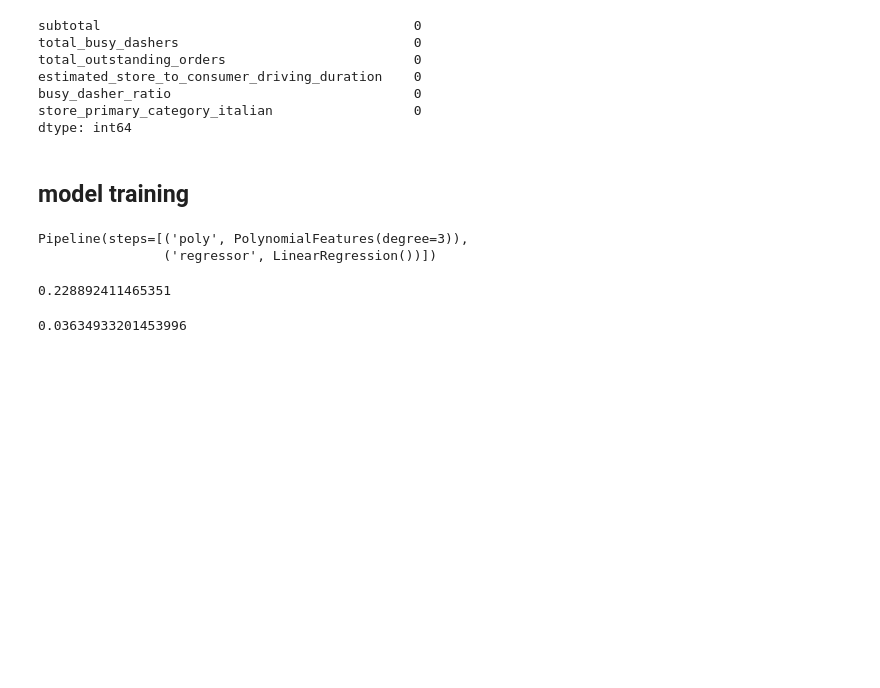
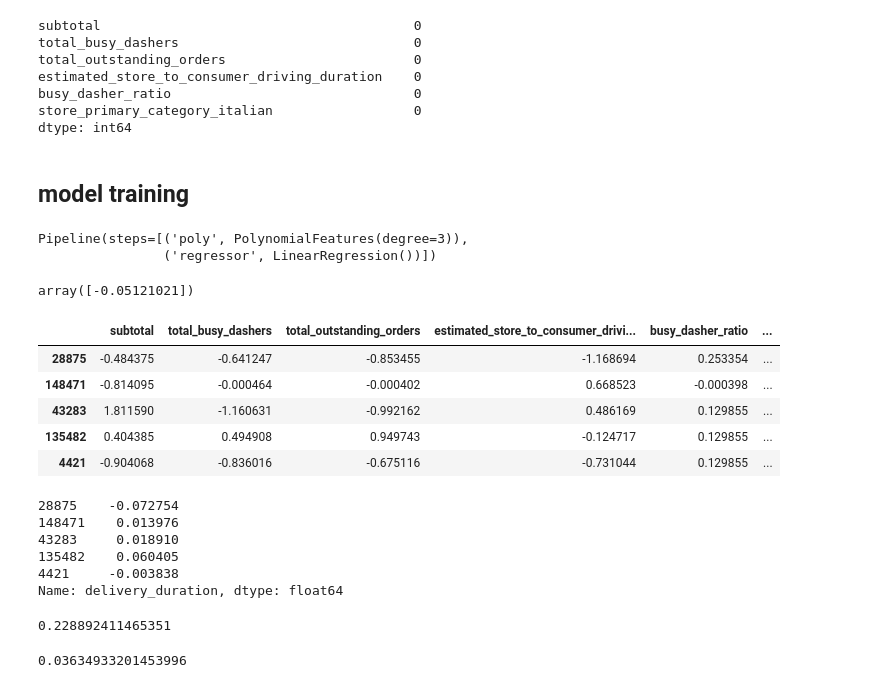
Before and after one commit to anikchand461/DoorDash, a Jupyter notebook: delivery-duration-prediction-doordash.ipynb, the cells around one changed output. Cells and saved outputs as stored; diff of their text form; code cells hidden in the pictures; blank space fills up the shorter version.

Commit message:
Kaggle Notebook | Delivery_Duration_Prediction_(DoorDash) | Version 3

```diff
--- a/delivery-duration-prediction-doordash.ipynb
+++ b/delivery-duration-prediction-doordash.ipynb
@@ -510,6 +510,28 @@ model.fit(X_train, y_train)
 # %% [output]
 Pipeline(steps=[('poly', PolynomialFeatures(degree=3)),
                 ('regressor', LinearRegression())])
+# %%
+model.predict([['-0.484375',	'-0.641247', '-0.853455', '-1.168694', '0.253354', '0.0']])
+# %% [output]
+array([-0.05121021])
+# %%
+X_train.head()
+# %% [output]
+|  | subtotal | total_busy_dashers | total_outstanding_orders | estimated_store_to_consumer_drivi... | busy_dasher_ratio | ... |
+| 28875 | -0.484375 | -0.641247 | -0.853455 | -1.168694 | 0.253354 | ... |
+| 148471 | -0.814095 | -0.000464 | -0.000402 | 0.668523 | -0.000398 | ... |
+| 43283 | 1.811590 | -1.160631 | -0.992162 | 0.486169 | 0.129855 | ... |
+| 135482 | 0.404385 | 0.494908 | 0.949743 | -0.124717 | 0.129855 | ... |
+| 4421 | -0.904068 | -0.836016 | -0.675116 | -0.731044 | 0.129855 | ... |
+# %%
+y_train.head()
+# %% [output]
+28875    -0.072754
+148471    0.013976
+43283     0.018910
+135482    0.060405
+4421     -0.003838
+Name: delivery_duration, dtype: float64
 # %%
 y_pred = model.predict(X_test)
 # %%
```
